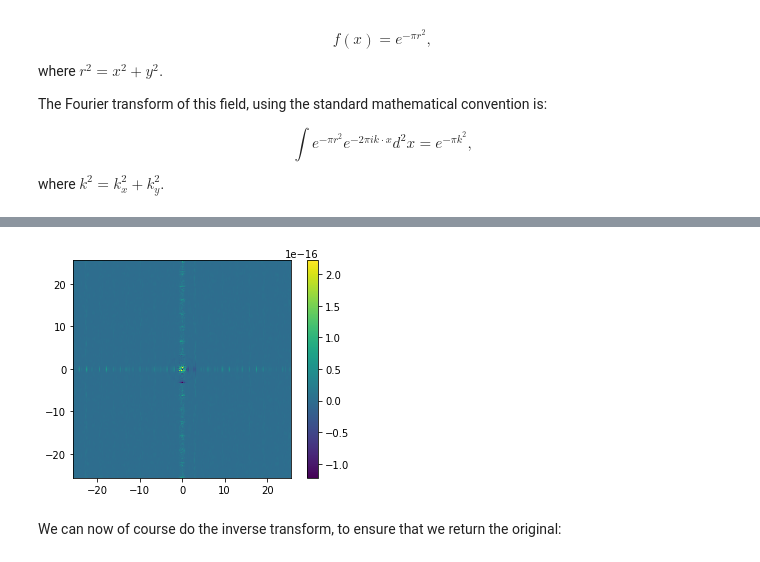
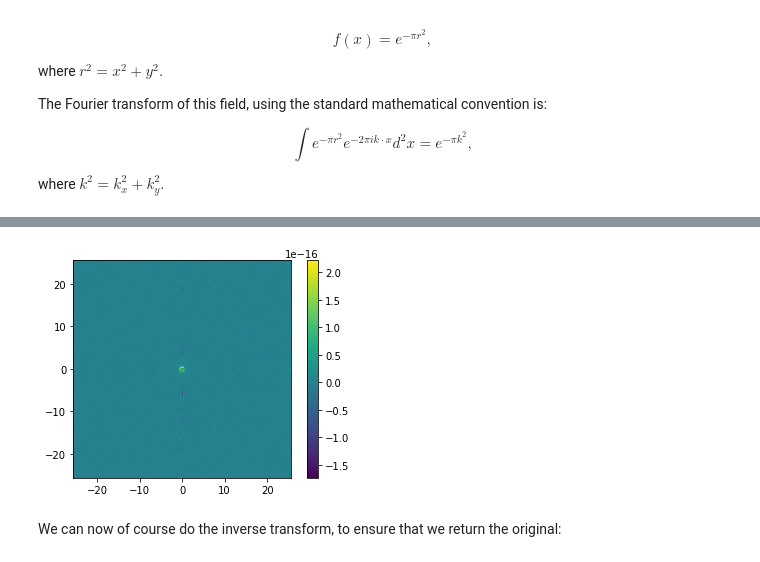
Before and after one commit to steven-murray/powerbox, a Jupyter notebook: docs/demos/dft.ipynb, the cells around one changed output, grey strips where cells are left out. Drawn from its saved outputs; the diff is of its cells as text; code cells hidden in the pictures.

```diff
--- a/docs/demos/dft.ipynb
+++ b/docs/demos/dft.ipynb
@@ -47,23 +63,23 @@ pbox.__version__
 # %%
 # Parameters of the field
 L = 10.
 N = 512
 dx = L/N
 
 x = np.arange(-L/2,L/2,dx)[:N] # The 1D field grid
 r = _magnitude_grid(x,dim=2)   # The magnitude of the co-ordinates on a 2D grid
 field = np.exp(-np.pi*r**2)    # Create the field
 
 # Generate the k-space field, the 1D k-space grid, and the 2D magnitude grid.
 k_field, k, rk = fft(field,L=L,          # Pass the field to transform, and its size
                      ret_cubegrid=True   # Tell it to return the grid of magnitudes.
                     )
 
 # Plot the field minus the analytic result
-plt.imshow(np.abs(k_field)-np.exp(-np.pi*rk**2),extent=(k.min(),k.max(),k.min(),k.max()))
+plt.imshow(k_field.real-np.exp(-np.pi*rk**2),extent=(k.min(),k.max(),k.min(),k.max()))
 plt.colorbar();
 # %% [output]
-[figure, old version]
+[figure, new version]
 # %% [markdown]
 We can now of course do the inverse transform, to ensure that we return the original:
 # %%
```
Also changed, not shown: parts of 12 cells of this notebook, 6 other files.
